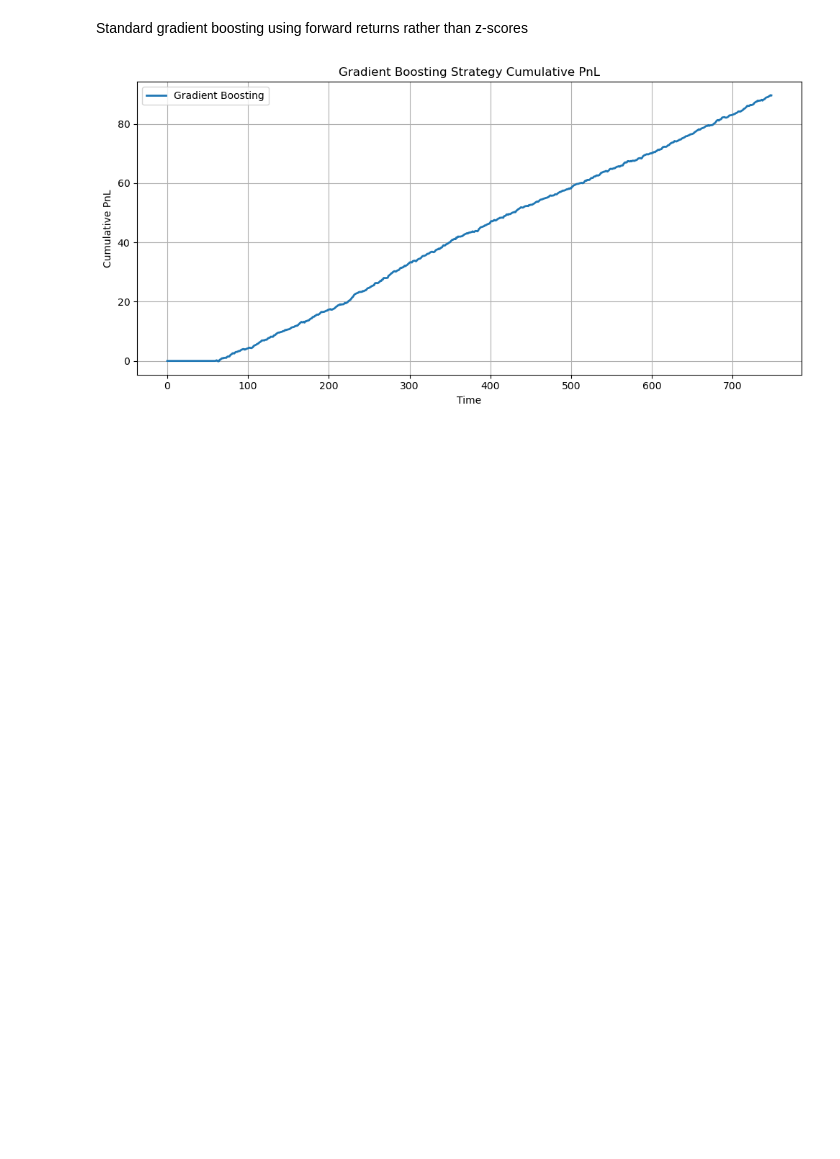
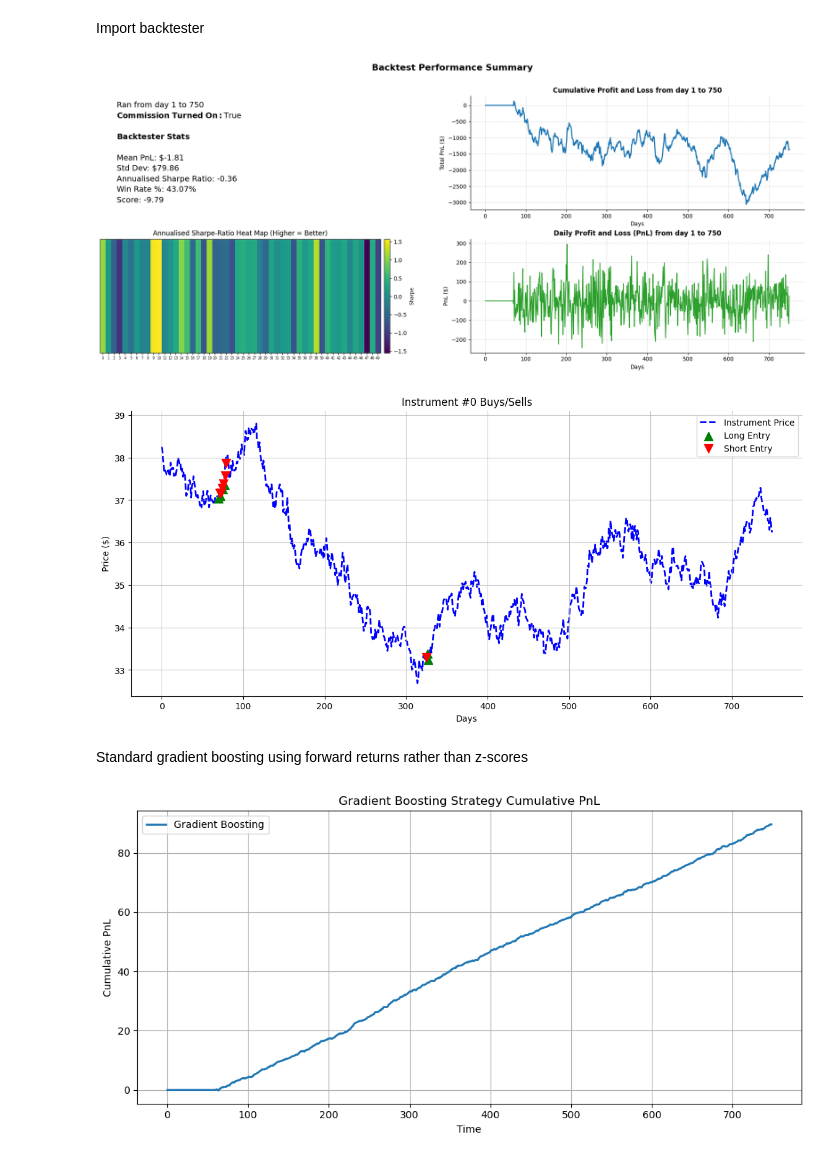
Before and after one commit to SavvyHack/algothon2025, a Jupyter notebook: gradient_boosting.ipynb, the cells around one changed output. Cells and saved outputs as stored; diff of their text form; code cells hidden in the pictures; blank space fills up the shorter version.

Commit message:
backtest algorithm

```diff
--- a/gradient_boosting.ipynb
+++ b/gradient_boosting.ipynb
@@ -0,0 +1,22 @@
+# %% [markdown]
+Import backtester
+# %%
+import importlib.util
+import sys
+import os
+
+# Path to backtester.py
+backtester_path = "backtester.py"
+spec = importlib.util.spec_from_file_location("backtester", backtester_path)
+backtester = importlib.util.module_from_spec(spec)
+sys.modules["backtester"] = backtester
+spec.loader.exec_module(backtester)
+
+# Load main.py dynamically
+strategy_path = "main.py"  # adjust path if needed
+spec = importlib.util.spec_from_file_location("main", strategy_path)
+main_module = importlib.util.module_from_spec(spec)
+spec.loader.exec_module(main_module)
+
+# Now extract getMyPosition
+getMyPosition = main_module.getMyPosition
@@ -1,3 +28,19 @@
+# %%
+params = backtester.Params(
+    strategy_function=getMyPosition,
+    start_day=1,
+    end_day=750,
+    enable_commission=True,
+    graphs=["cum-pnl", "sharpe-heat-map", "daily-pnl"]
+)
+
+bt = backtester.Backtester(params)
+results = bt.run(start_day=1, end_day=750)
+bt.show_dashboard(results, graphs=params.graphs)
+bt.show_price_entries(results)
+# %% [output]
+[figure, added]
+[figure, added]
 # %% [markdown]
 Standard gradient boosting using forward returns rather than z-scores
 # %%
```
Also changed, not shown: parts of 1 cell of this notebook, 3 other files.
